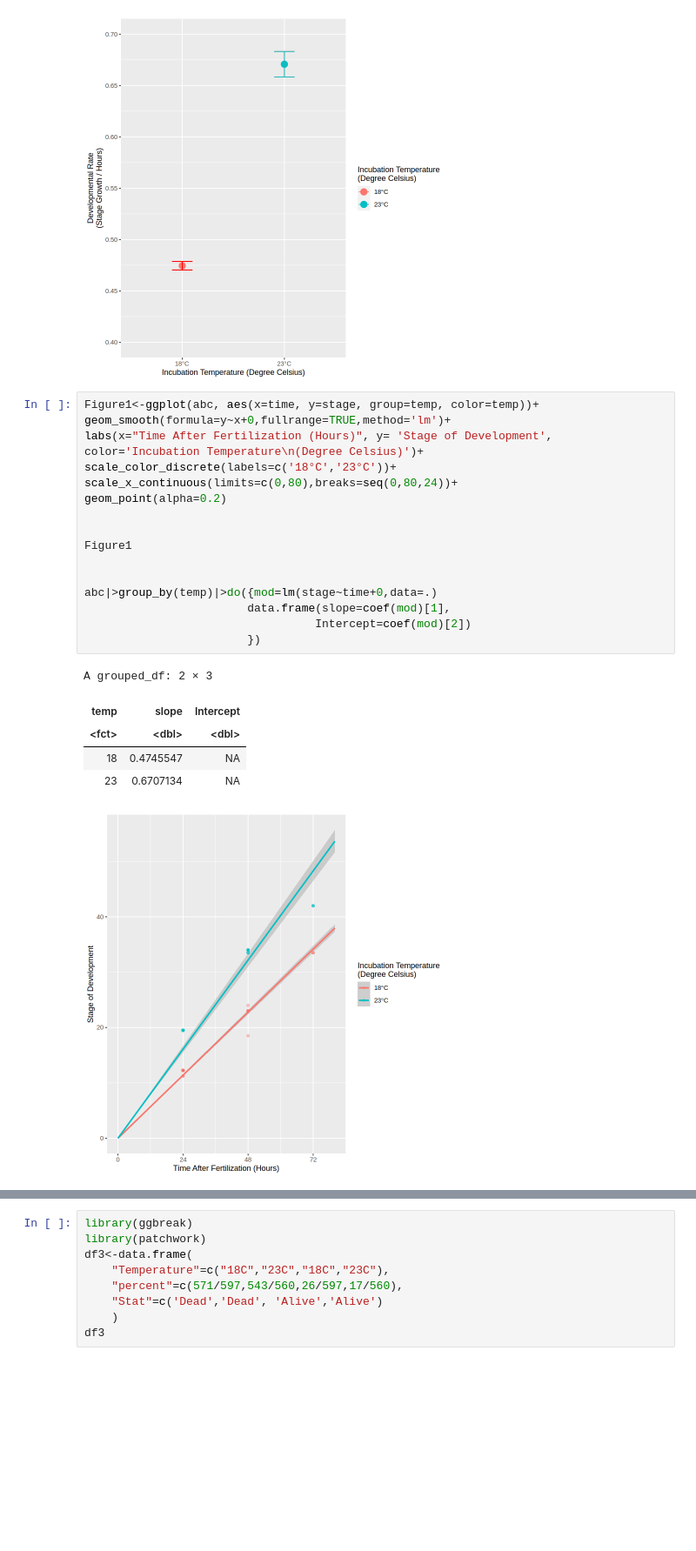
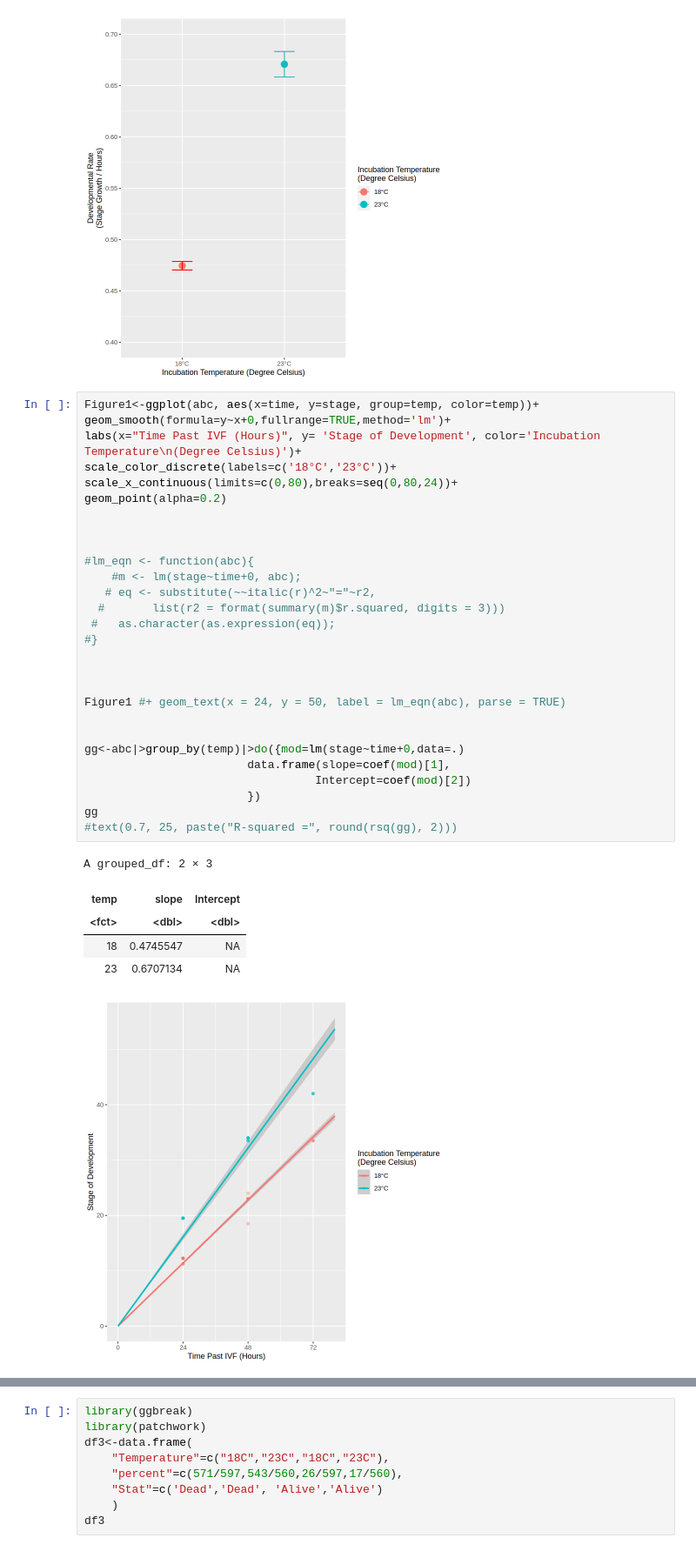
Before and after one commit to kiarashbahari/frog, a Jupyter notebook: developmental_rate.ipynb, the cells around one changed output, grey strips where cells are left out. Shown at 87% size. Drawn from its saved outputs; the diff is of its cells as text; blank space fills up the shorter version.

```diff
--- a/developmental_rate.ipynb
+++ b/developmental_rate.ipynb
@@ -641,23 +663,35 @@ labs(x='Incubation Temperature (Degree Celsius)',y='Developmental Rate\n(Stage G
 # %%
 Figure1<-ggplot(abc, aes(x=time, y=stage, group=temp, color=temp))+
 geom_smooth(formula=y~x+0,fullrange=TRUE,method='lm')+
-labs(x="Time After Fertilization (Hours)", y= 'Stage of Development', color='Incubation Temperature\n(Degree Celsius)')+
+labs(x="Time Past IVF (Hours)", y= 'Stage of Development', color='Incubation Temperature\n(Degree Celsius)')+
 scale_color_discrete(labels=c('18°C','23°C'))+
 scale_x_continuous(limits=c(0,80),breaks=seq(0,80,24))+
 geom_point(alpha=0.2)
 
 
-Figure1
+
+#lm_eqn <- function(abc){
+    #m <- lm(stage~time+0, abc);
+   # eq <- substitute(~~italic(r)^2~"="~r2,
+  #       list(r2 = format(summary(m)$r.squared, digits = 3)))
+ #   as.character(as.expression(eq));
+#}
 
 
-abc|>group_by(temp)|>do({mod=lm(stage~time+0,data=.)
+
+Figure1 #+ geom_text(x = 24, y = 50, label = lm_eqn(abc), parse = TRUE)
+
+
+gg<-abc|>group_by(temp)|>do({mod=lm(stage~time+0,data=.)
                         data.frame(slope=coef(mod)[1],
                                   Intercept=coef(mod)[2])
                         })
+gg
+#text(0.7, 25, paste("R-squared =", round(rsq(gg), 2)))
 # %% [output]
 A grouped_df: 2 × 3
 | temp | slope | Intercept |
 | <fct> | <dbl> | <dbl> |
 | 18 | 0.4745547 | NA |
 | 23 | 0.6707134 | NA |
-[figure, old version]
+[figure, new version]
```
Also changed, not shown: parts of 12 cells of this notebook.
